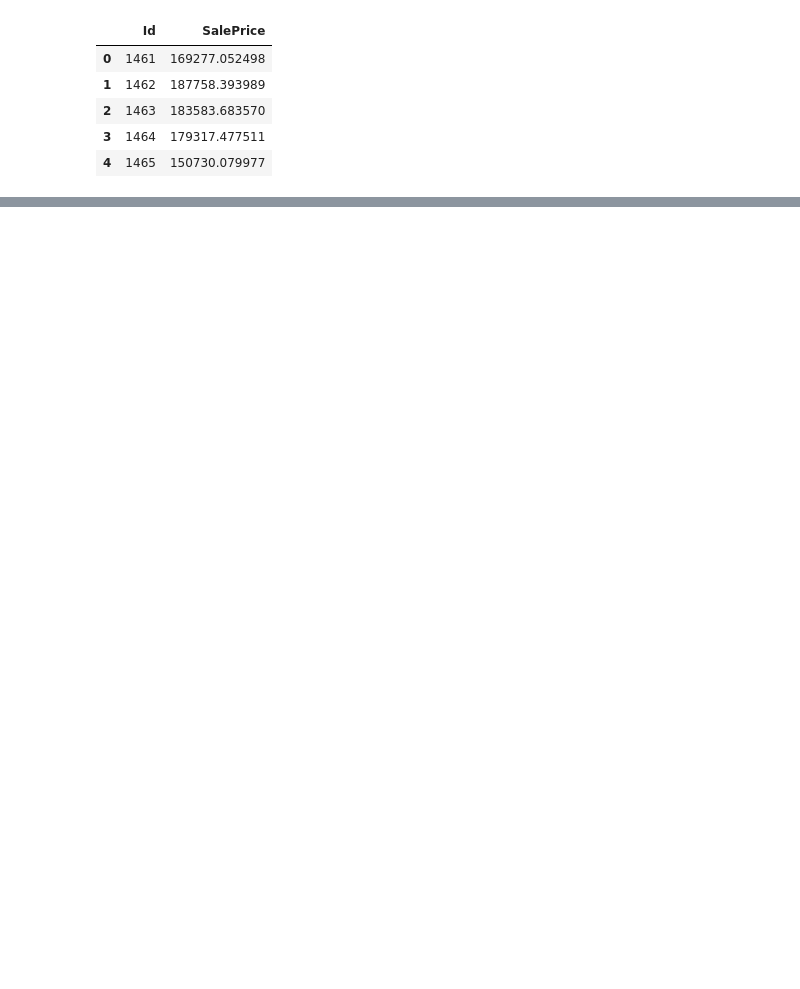
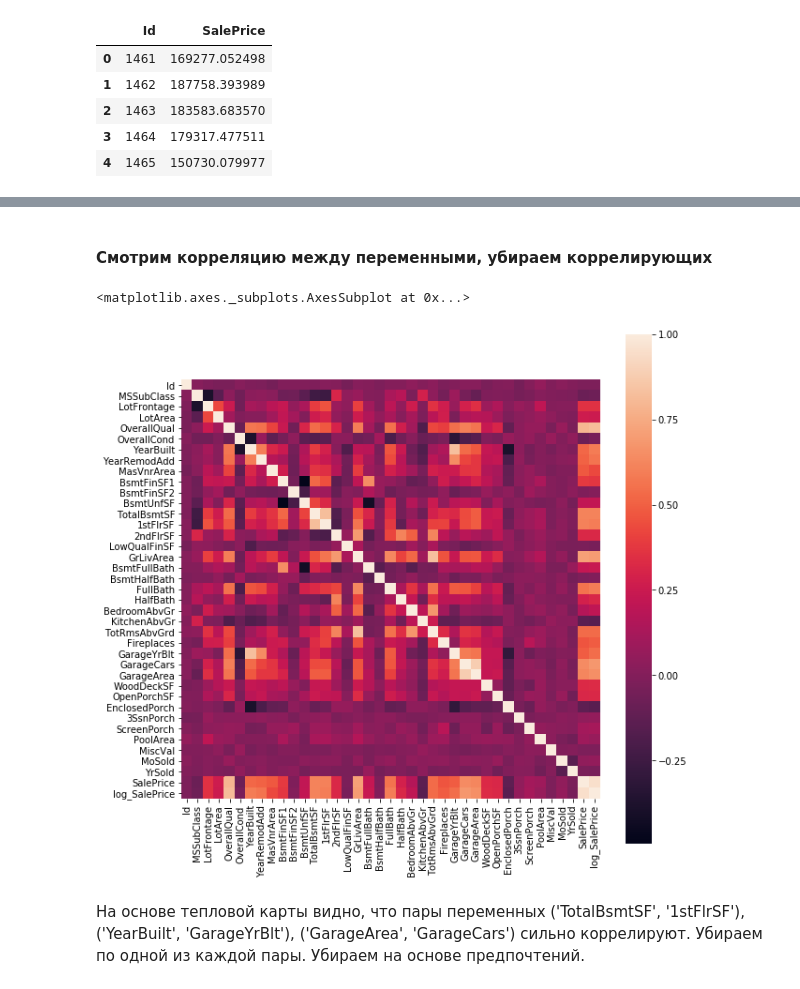
Before and after one commit to nikitosl/ML, a Jupyter notebook: kaggle_competitions/house_price_prediction/main.ipynb, the cells around one changed output, grey strips where cells are left out. Cells and saved outputs as stored; diff of their text form; code cells hidden in the pictures; blank space fills up the shorter version.

```diff
--- a/kaggle_competitions/house_price_prediction/main.ipynb
+++ b/kaggle_competitions/house_price_prediction/main.ipynb
@@ -95,0 +116,13 @@ train_df.head()
+# %% [markdown]
+#### Смотрим корреляцию между переменными, убираем коррелирующих
+# %%
+corr = train_df.corr()
+fig, ax = plt.subplots(figsize=(10,10))
+sns.heatmap(corr, cbar=True, annot=False, square=True,
+            fmt='.2f', annot_kws={'size': 8},
+            yticklabels=corr.columns.values, xticklabels=corr.columns.values)
+# %% [output]
+<matplotlib.axes._subplots.AxesSubplot at 0x...>
+[figure, added]
+# %% [markdown]
+На основе тепловой карты видно, что пары переменных ('TotalBsmtSF', '1stFlrSF'), ('YearBuilt', 'GarageYrBlt'), ('GarageArea', 'GarageCars') сильно коррелируют. Убираем по одной из каждой пары. Убираем на основе предпочтений.
```
Also changed, not shown: parts of 55 cells of this notebook, 2 other files.
